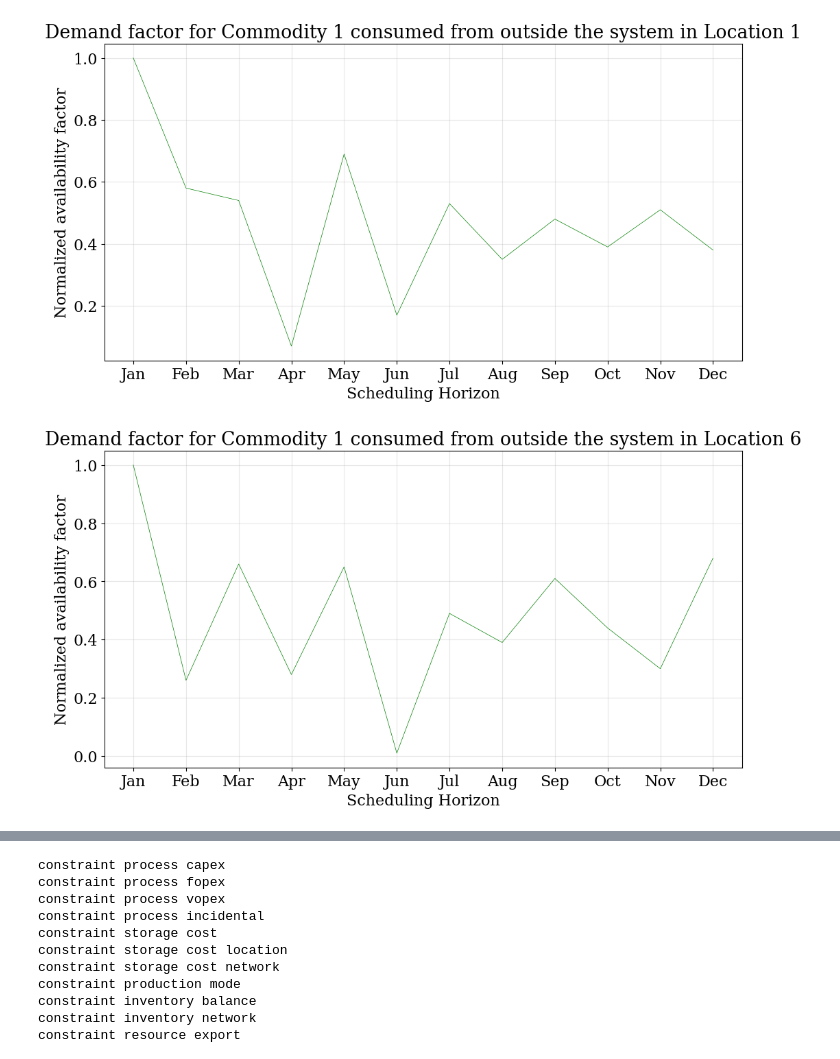
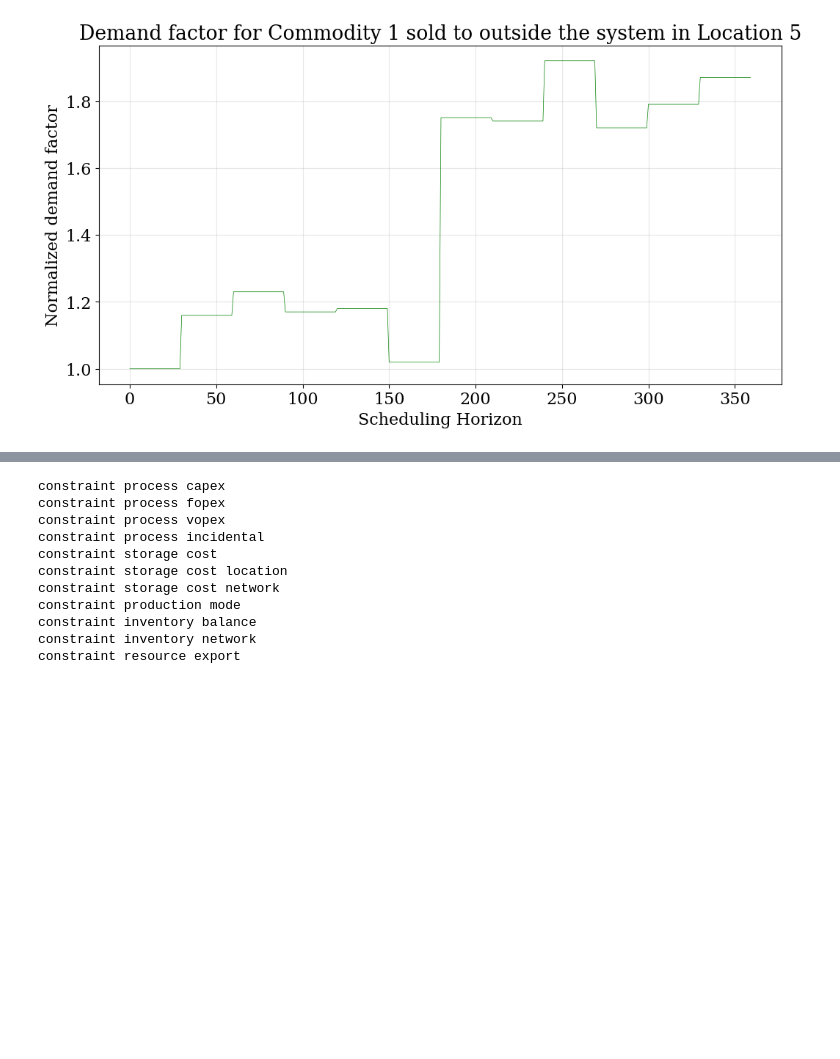
Before and after one commit to TAMUparametric/energiapy, a Jupyter notebook: docs/notebooks/ivanov-model/ESCAPE34/Information Sharing/Resource/IE_IS_res_baseline.ipynb, the cells around one changed output, grey strips where cells are left out. Drawn from its saved outputs; the diff is of its cells as text; code cells hidden in the pictures; blank space fills up the shorter version.

```diff
--- a/docs/notebooks/ivanov-model/ESCAPE34/Information Sharing/Resource/IE_IS_res_baseline.ipynb
+++ b/docs/notebooks/ivanov-model/ESCAPE34/Information Sharing/Resource/IE_IS_res_baseline.ipynb
@@ -114,7 +121,7 @@ com1_loc7_send = Process(name='com1_loc7_send', prod_max=50, conversion={com1_ou
 # Declare locations/warehouses
 # ======================================================================================================================
 loc1 = Location(name='loc1', processes={com1_procure, com1_receive_loc2, com1_receive_loc3, com1_process, com1_store20, com1_loc1_send}, label="Location 1", scales=scales, demand_scale_level=1,
-                capacity_scale_level=0, availability_scale_level=0, availability_factor={com1_pur: loc1_varying_factor[['com1_pur']]})
+                capacity_scale_level=0, availability_scale_level=0)
 
 loc2 = Location(name='loc2', processes={com1_receive_loc1, com1_receive_loc4, com1_receive_loc5, com1_process, com1_store20, com1_loc2_send}, label="Location 2", scales=scales, demand_scale_level=1,
                 capacity_scale_level=0, availability_scale_level=0)
@@ -126,10 +133,10 @@ loc4 = Location(name='loc4', processes={com1_receive_loc2, com1_receive_loc3, co
                 capacity_scale_level=0, availability_scale_level=0)
 
 loc5 = Location(name='loc5', processes={com1_receive_loc2, com1_receive_loc4, com1_receive_loc7, com1_process, com1_store50, com1_loc5_send, com1_sell}, label="Location 5", scales=scales, demand_scale_level=1,
-                capacity_scale_level=0, availability_scale_level=0)
+                capacity_scale_level=0, availability_scale_level=0, demand_factor={com1_sold: demand_factor[['com1_sold']]})
 
 loc6 = Location(name='loc6', processes={com1_procure, com1_receive_loc4, com1_process, com1_store10, com1_loc6_send}, label="Location 6", scales=scales, demand_scale_level=1,
-                capacity_scale_level=0, availability_scale_level=0, availability_factor={com1_pur: loc6_varying_factor[['com1_pur']]})
+                capacity_scale_level=0, availability_scale_level=0)
 
 loc7 = Location(name='loc7', processes={com1_receive_loc4, com1_receive_loc5, com1_process, com1_store20, com1_loc7_send}, label="Location 7", scales=scales, demand_scale_level=1,
                 capacity_scale_level=0, availability_scale_level=0)
@@ -159,32 +166,32 @@ loc7 = Location(name='loc7', processes={com1_receive_loc4, com1_receive_loc5, co
 # Declare transport/trucks
 # ======================================================================================================================
 
-truck50_12 = Transport(name='truck50_12', resources={com1_loc1_out}, trans_max=50, label='Truck capacity of 50 units from location 1 to 2', capex=0.5, vopex=0.05, trans_min=50)
-truck50_21 = Transport(name='truck50_21', resources={com1_loc2_out}, trans_max=50, label='Truck capacity of 50 units from location 2 to 1', capex=0.0001, vopex=0.05, trans_min=50)
+truck50_12 = Transport(name='truck50_12', resources={com1_loc1_out}, trans_max=50, label='Truck capacity of 50 units from location 1 to 2', capex=0.5, vopex=0.005, trans_min=50)
+truck50_21 = Transport(name='truck50_21', resources={com1_loc2_out}, trans_max=50, label='Truck capacity of 50 units from location 2 to 1', capex=0.0001, vopex=0.005, trans_min=50)
 
-truck30_13 = Transport(name='truck30_13', resources={com1_loc1_out}, trans_max=30, label='Truck capacity of 30 units from location 1 to 3', capex=0.3, vopex=0.03, trans_min=30)
-truck30_31 = Transport(name='truck30_31', resources={com1_loc3_out}, trans_max=30, label='Truck capacity of 30 units from location 3 to 1', capex=0.0001, vopex=0.03, trans_min=30)
+truck30_13 = Transport(name='truck30_13', resources={com1_loc1_out}, trans_max=30, label='Truck capacity of 30 units from location 1 to 3', capex=0.3, vopex=0.003, trans_min=30)
+truck30_31 = Transport(name='truck30_31', resources={com1_loc3_out}, trans_max=30, label='Truck capacity of 30 units from location 3 to 1', capex=0.0001, vopex=0.003, trans_min=30)
 
-truck50_24 = Transport(name='truck50_24', resources={com1_loc2_out}, trans_max=50, label='Truck capacity of 50 units from location 2 to 4', capex=0.5, vopex=0.05, trans_min=50)
-truck50_42 = Transport(name='truck50_42', resources={com1_loc4_out}, trans_max=50, label='Truck capacity of 50 units from location 4 to 2', capex=0.0001, vopex=0.05, trans_min=50)
+truck50_24 = Transport(name='truck50_24', resources={com1_loc2_out}, trans_max=50, label='Truck capacity of 50 units from location 2 to 4', capex=0.5, vopex=0.005, trans_min=50)
+truck50_42 = Transport(name='truck50_42', resources={com1_loc4_out}, trans_max=50, label='Truck capacity of 50 units from location 4 to 2', capex=0.0001, vopex=0.005, trans_min=50)
 
-truck30_25 = Transport(name='truck30_25', resources={com1_loc2_out}, trans_max=30, label='Truck capacity of 30 units from location 2 to 5', capex=0.3, vopex=0.03, trans_min=30)
-truck30_52 = Transport(name='truck30_52', resources={com1_loc5_out}, trans_max=30, label='Truck capacity of 30 units from location 5 to 2', capex=0.0001, vopex=0.03, trans_min=30)
+truck30_25 = Transport(name='truck30_25', resources={com1_loc2_out}, trans_max=30, label='Truck capacity of 30 units from location 2 to 5', capex=0.3, vopex=0.003, trans_min=30)
+truck30_52 = Transport(name='truck30_52', resources={com1_loc5_out}, trans_max=30, label='Truck capacity of 30 units from location 5 to 2', capex=0.0001, vopex=0.003, trans_min=30)
 
-truck20_34 = Transport(name='truck20_34', resources={com1_loc3_out}, trans_max=20, label='Truck capacity of 20 units from location 3 to 4', capex=0.2, vopex=0.02, trans_min=20)
-truck20_43 = Transport(name='truck20_43', resources={com1_loc4_out}, trans_max=20, label='Truck capacity of 20 units from location 4 to 3', capex=0.0001, vopex=0.02, trans_min=20)
+truck20_34 = Transport(name='truck20_34', resources={com1_loc3_out}, trans_max=20, label='Truck capacity of 20 units from location 3 to 4', capex=0.2, vopex=0.002, trans_min=20)
+truck20_43 = Transport(name='truck20_43', resources={com1_loc4_out}, trans_max=20, label='Truck capacity of 20 units from location 4 to 3', capex=0.0001, vopex=0.002, trans_min=20)
 
-truck100_45 = Transport(name='truck100_45', resources={com1_loc4_out}, trans_max=100, label='Truck capacity of 100 units from location 4 to 5', capex=1, vopex=0.1, trans_min=100)
-truck100_54 = Transport(name='truck100_54', resources={com1_loc5_out}, trans_max=100, label='Truck capacity of 100 units from location 5 to 4', capex=0.0001, vopex=0.1, trans_min=100)
+truck100_45 = Transport(name='truck100_45', resources={com1_loc4_out}, trans_max=100, label='Truck capacity of 100 units from location 4 to 5', capex=1, vopex=0.001, trans_min=100)
+truck100_54 = Transport(name='truck100_54', resources={com1_loc5_out}, trans_max=100, label='Truck capacity of 100 units from location 5 to 4', capex=0.0001, vopex=0.001, trans_min=100)
 
-truck40_47 = Transport(name='truck40_47', resources={com1_loc4_out}, trans_max=40, label='Truck capacity of 40 units from location 4 to 7', capex=0.4, vopex=0.04, trans_min=40)
-truck40_74 = Transport(name='truck40_74', resources={com1_loc7_out}, trans_max=40, label='Truck capacity of 40 units from location 7 to 4', capex=0.0001, vopex=0.04, trans_min=40)
+truck40_47 = Transport(name='truck40_47', resources={com1_loc4_out}, trans_max=40, label='Truck capacity of 40 units from location 4 to 7', capex=0.4, vopex=0.004, trans_min=40)
+truck40_74 = Transport(name='truck40_74', resources={com1_loc7_out}, trans_max=40, label='Truck capacity of 40 units from location 7 to 4', capex=0.0001, vopex=0.004, trans_min=40)
 
-truck50_64 = Transport(name='truck50_64', resources={com1_loc6_out}, trans_max=50, label='Truck capacity of 50 units from location 6 to 4', capex=0.5, vopex=0.05, trans_min=50)
-truck50_46 = Transport(name='truck50_46', resources={com1_loc4_out}, trans_max=50, label='Truck capacity of 50 units from location 4 to 6', capex=0.0001, vopex=0.05, trans_min=50)
+truck50_64 = Transport(name='truck50_64', resources={com1_loc6_out}, trans_max=50, label='Truck capacity of 50 units from location 6 to 4', capex=0.5, vopex=0.005, trans_min=50)
+truck50_46 = Transport(name='truck50_46', resources={com1_loc4_out}, trans_max=50, label='Truck capacity of 50 units from location 4 to 6', capex=0.0001, vopex=0.005, trans_min=50)
 
-truck40_75 = Transport(name='truck40_75', resources={com1_loc7_out}, trans_max=40, label='Truck capacity of 40 units from location 7 to 5', capex=0.4, vopex=0.04, trans_min=40)
-truck40_57 = Transport(name='truck40_57', resources={com1_loc5_out}, trans_max=40, label='Truck capacity of 40 units from location 5 to 7', capex=0.0001, vopex=0.04, trans_min=40)
+truck40_75 = Transport(name='truck40_75', resources={com1_loc7_out}, trans_max=40, label='Truck capacity of 40 units from location 7 to 5', capex=0.4, vopex=0.004, trans_min=40)
+truck40_57 = Transport(name='truck40_57', resources={com1_loc5_out}, trans_max=40, label='Truck capacity of 40 units from location 5 to 7', capex=0.0001, vopex=0.004, trans_min=40)
 # %%
 # ======================================================================================================================
 # Declare network
@@ -223,9 +230,7 @@ demand_penalty_dict = {i: {com1_sold: demand_penalty} if i == loc5 else {com1_so
 scenario_res_baseline = Scenario(name='scenario_res_baseline', scales=scales, scheduling_scale_level=1, network_scale_level=0, purchase_scale_level=1, availability_scale_level=0, demand_scale_level=1, capacity_scale_level=0,
                     network=network, demand=demand_dict, demand_penalty=demand_penalty_dict, label='Baseline scenario for information sharing with resource variability', annualization_factor=(1/12))
 # %%
-plot_scenario.availability_factor(scenario=scenario_res_baseline, resource=com1_pur, location=loc1, color='green')
-plot_scenario.availability_factor(scenario=scenario_res_baseline, resource=com1_pur, location=loc6, color='green')
+plot_scenario.demand_factor(scenario=scenario_res_baseline, resource=com1_sold, location=loc5, color='green')
 # %% [output]
-[figure, old version]
+[figure, new version]
-[figure, removed]
 # %%
```
Also changed, not shown: parts of 43 cells of this notebook, 8 other files.
